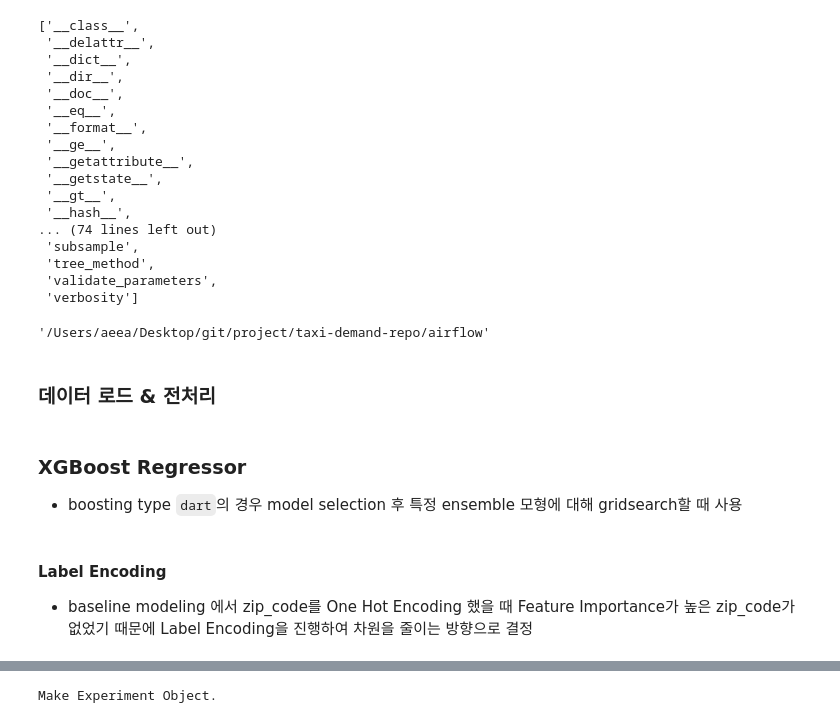
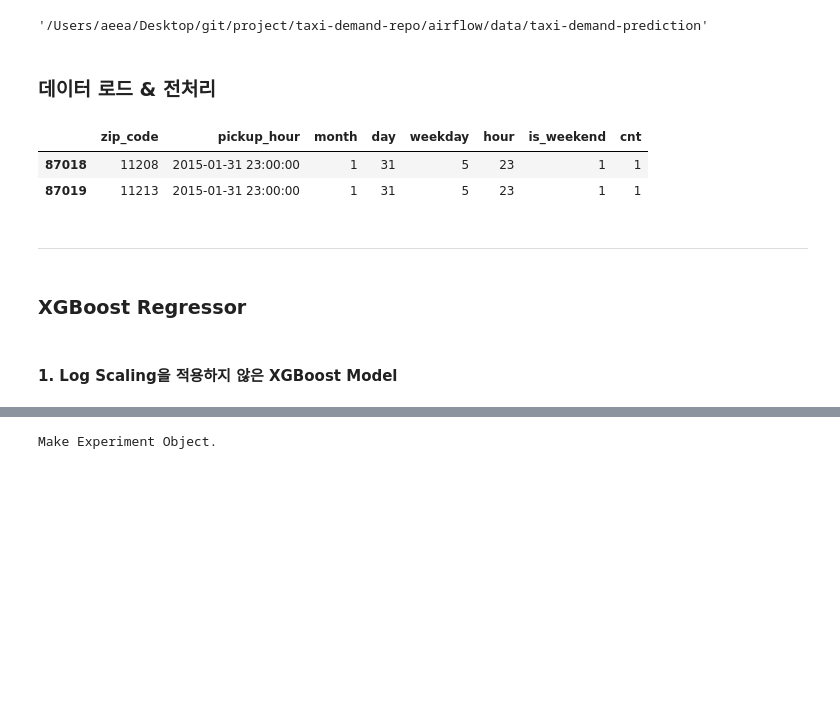
Before and after one commit to aeea-0605/taxi-demand-repo, a Jupyter notebook: notebooks/04_ensemble_modeling.ipynb, the cells around one changed output, grey strips where cells are left out. Saved outputs shown, nothing was run; the diff lists cells and outputs as text; code cells hidden in the pictures; blank space fills up the shorter version.

Commit message:
Ensemble Modeling & Result Analysis about Best Model

```diff
--- a/notebooks/04_ensemble_modeling.ipynb
+++ b/notebooks/04_ensemble_modeling.ipynb
@@ -31,26 +24,7 @@ test_model.__class__.__name__
-# %%
-dir(test_model)
-# %% [output]
-['__class__',
- '__delattr__',
- '__dict__',
- '__dir__',
- '__doc__',
- '__eq__',
- '__format__',
- '__ge__',
- '__getattribute__',
- '__getstate__',
- '__gt__',
- '__hash__',
-... (74 lines left out)
- 'subsample',
- 'tree_method',
- 'validate_parameters',
- 'verbosity']
 # %%
-SAVE_PATH = os.path.join(os.path.split(os.getcwd())[0], 'airflow')
+# 모델링 결과를 저장하기 위한 Path 설정
+SAVE_PATH = os.path.join(os.path.split(os.getcwd())[0], 'airflow/data/taxi-demand-prediction')
 SAVE_PATH
 # %% [output]
-'/Users/aeea/Desktop/git/project/taxi-demand-repo/airflow'
+'/Users/aeea/Desktop/git/project/taxi-demand-repo/airflow/data/taxi-demand-prediction'
 # %%
@@ -109,10 +84,16 @@ ORDER BY pickup_hour
 """
 
 base_df = pd.read_gbq(query=base_query, dialect='standard', project_id=info['project'])
+# %%
+base_df.tail(2)
+# %% [output]
+|  | zip_code | pickup_hour | month | day | weekday | hour | is_weekend | cnt |
+| 87018 | 11208 | 2015-01-31 23:00:00 | 1 | 31 | 5 | 23 | 1 | 1 |
+| 87019 | 11213 | 2015-01-31 23:00:00 | 1 | 31 | 5 | 23 | 1 | 1 |
+# %% [markdown]
+---
 # %% [markdown]
 ### XGBoost Regressor
-- boosting type `dart`의 경우 model selection 후 특정 ensemble 모형에 대해 gridsearch할 때 사용
-# %% [markdown]
-#### Label Encoding
-- baseline modeling 에서 zip_code를 One Hot Encoding 했을 때 Feature Importance가 높은 zip_code가 없었기 때문에 Label Encoding을 진행하여 차원을 줄이는 방향으로 결정
+# %% [markdown]
+#### 1. Log Scaling을 적용하지 않은 XGBoost Model
 # %%
```
Also changed, not shown: parts of 56 cells of this notebook.
